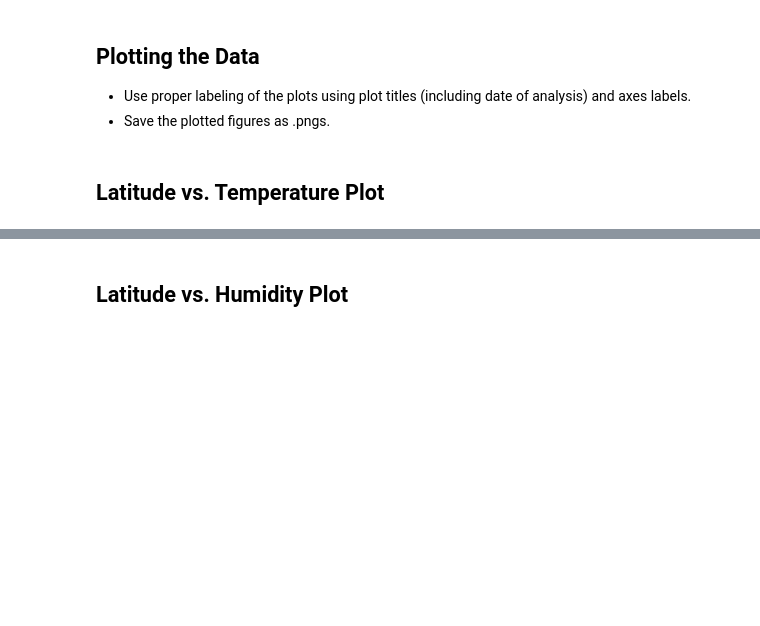
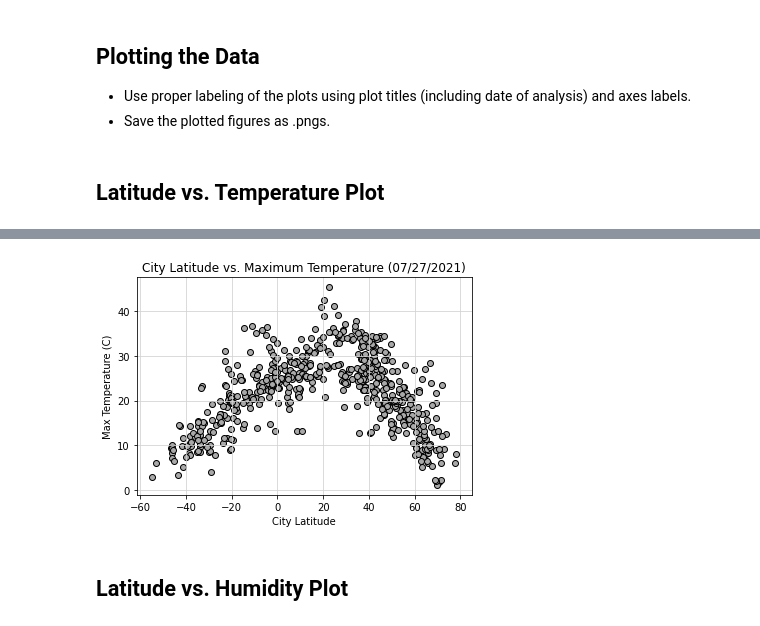
Before and after one commit to dgooden123/python-api-challenge, a Jupyter notebook: WeatherPy.ipynb, the cells around one changed output, grey strips where cells are left out. Cells and saved outputs as stored; diff of their text form; code cells hidden in the pictures; blank space fills up the shorter version.

```diff
--- a/WeatherPy.ipynb
+++ b/WeatherPy.ipynb
@@ -12,20 +12,20 @@ import numpy as np
 import requests
 import time
 from scipy.stats import linregress
+from scipy import stats
+# Import API key
+#from api_keys import weather_api_key
+api_key = "5ed371a2339994fb5b0ea9f791c16fb7"
+# units = "metric"
 
-# Import API key
-from api_keys import weather_api_key
-url = "http://api.openweathermap.org/data/2.5/weather?"
-units = "metric"
-
-# Build partial query URL
-query_url = f"{url}appid={weather_api_key}&units={units}&q="
+# Build query URL
+query_url = "http://api.openweathermap.org/data/2.5/weather?units=Metric&APPID=" + api_key + "&q="
 
 # Incorporated citipy to determine city based on latitude and longitude
 from citipy import citipy
 
 # Output File (CSV)
-output_data_file = "output_data/cities.csv"
+output_data_file = "output.csv"
 
 # Range of latitudes and longitudes
 lat_range = (-90, 90)
@@ -118,0 +128,19 @@ KeyError: 'main'
+# %%
+#create a dictionary for pandas to make into a dataframe
+weather = {
+    "City":city_name,
+    "Lat":lat,
+    "Lng":lng,
+    "Max Temp":max_temp,
+    "Humidity":humidity,
+    "Cloudiness":cloudiness,
+    "Wind Speed":wind_speed,
+    "Country":country,
+    "Date":date
+}
+
+weather_df = pd.DataFrame(weather)
+
+
+weather_df.to_csv(output_data_file)
+weather_df.head()
@@ -157,2 +177,13 @@ Int64Index([], dtype='int64')
+# %%
+
+plt.scatter(weather_df["Lat"],weather_df["Max Temp"],edgecolors="black",facecolors="darkgray")
+plt.title("City Latitude vs. Maximum Temperature (07/27/2021)")
+plt.xlabel("City Latitude")
+plt.ylabel("Max Temperature (C)")
+plt.grid (b=True,which="major",axis="both",linestyle="-",color="lightgrey")
+plt.savefig("Figure1.png")
+plt.show()
+# %% [output]
+[figure, added]
 # %% [markdown]
 ## Latitude vs. Humidity Plot
```
Also changed, not shown: parts of 24 cells of this notebook, 7 other files.
